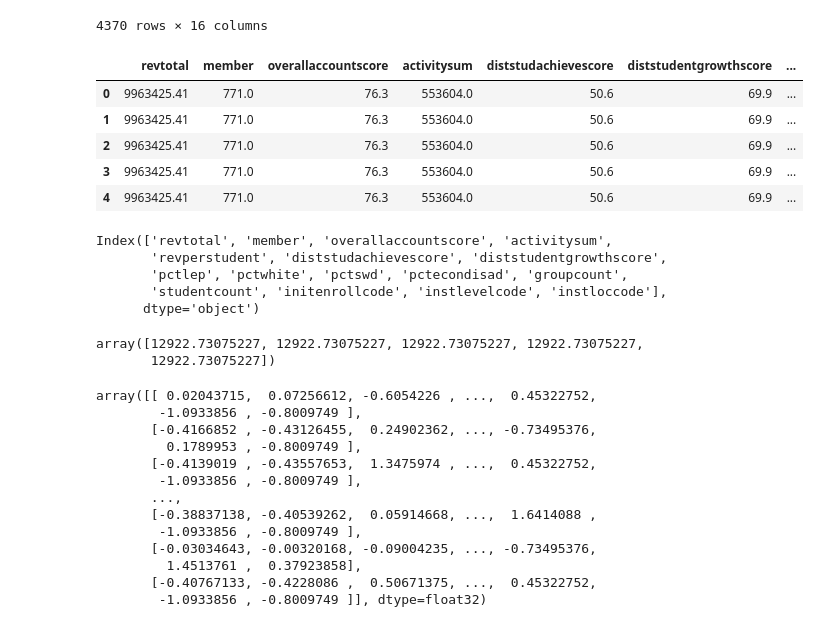
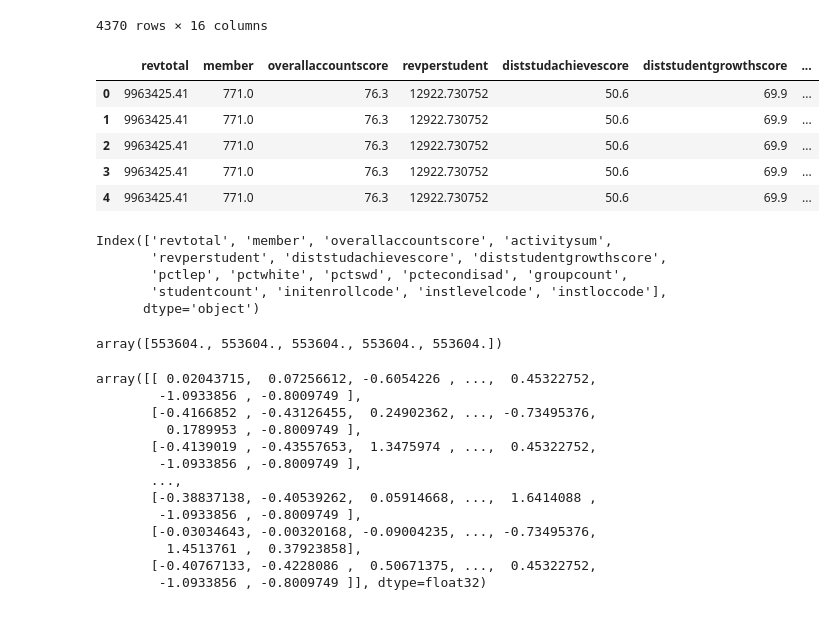
Before and after one commit to Lalita-ponnapalli/HS_Baseball_Scholarships, a Jupyter notebook: randomforestschools.ipynb, the cells around one changed output. Drawn from its saved outputs; the diff is of its cells as text; code cells hidden in the pictures.

```diff
--- a/randomforestschools.ipynb
+++ b/randomforestschools.ipynb
@@ -88,15 +89,15 @@ schdist_df[:] = np.nan_to_num(schdist_df)
 # %%
 # Define the features set.
 X = schdist_df.copy()
-X = X.drop("revperstudent", axis=1)
+X = X.drop("activitysum", axis=1)
 X.head()
 # %% [output]
-|  | revtotal | member | overallaccountscore | activitysum | diststudachievescore | diststudentgrowthscore | ... |
-| 0 | 9963425.41 | 771.0 | 76.3 | 553604.0 | 50.6 | 69.9 | ... |
-| 1 | 9963425.41 | 771.0 | 76.3 | 553604.0 | 50.6 | 69.9 | ... |
-| 2 | 9963425.41 | 771.0 | 76.3 | 553604.0 | 50.6 | 69.9 | ... |
-| 3 | 9963425.41 | 771.0 | 76.3 | 553604.0 | 50.6 | 69.9 | ... |
-| 4 | 9963425.41 | 771.0 | 76.3 | 553604.0 | 50.6 | 69.9 | ... |
+|  | revtotal | member | overallaccountscore | revperstudent | diststudachievescore | diststudentgrowthscore | ... |
+| 0 | 9963425.41 | 771.0 | 76.3 | 12922.730752 | 50.6 | 69.9 | ... |
+| 1 | 9963425.41 | 771.0 | 76.3 | 12922.730752 | 50.6 | 69.9 | ... |
+| 2 | 9963425.41 | 771.0 | 76.3 | 12922.730752 | 50.6 | 69.9 | ... |
+| 3 | 9963425.41 | 771.0 | 76.3 | 12922.730752 | 50.6 | 69.9 | ... |
+| 4 | 9963425.41 | 771.0 | 76.3 | 12922.730752 | 50.6 | 69.9 | ... |
 # %%
 schdist_df.columns
 # %% [output]
@@ -107,11 +108,10 @@ Index(['revtotal', 'member', 'overallaccountscore', 'activitysum',
       dtype='object')
 # %%
 # Define the target set.
-y = schdist_df["revperstudent"].ravel()
+y = schdist_df["activitysum"].ravel()
 y[:5]
 # %% [output]
-array([12922.73075227, 12922.73075227, 12922.73075227, 12922.73075227,
-       12922.73075227])
+array([553604., 553604., 553604., 553604., 553604.])
 # %%
 # Splitting into Train and Test sets.
 X_train, X_test, y_train, y_test = train_test_split(X, y, random_state=78)
```
Also changed, not shown: parts of 12 cells of this notebook.
